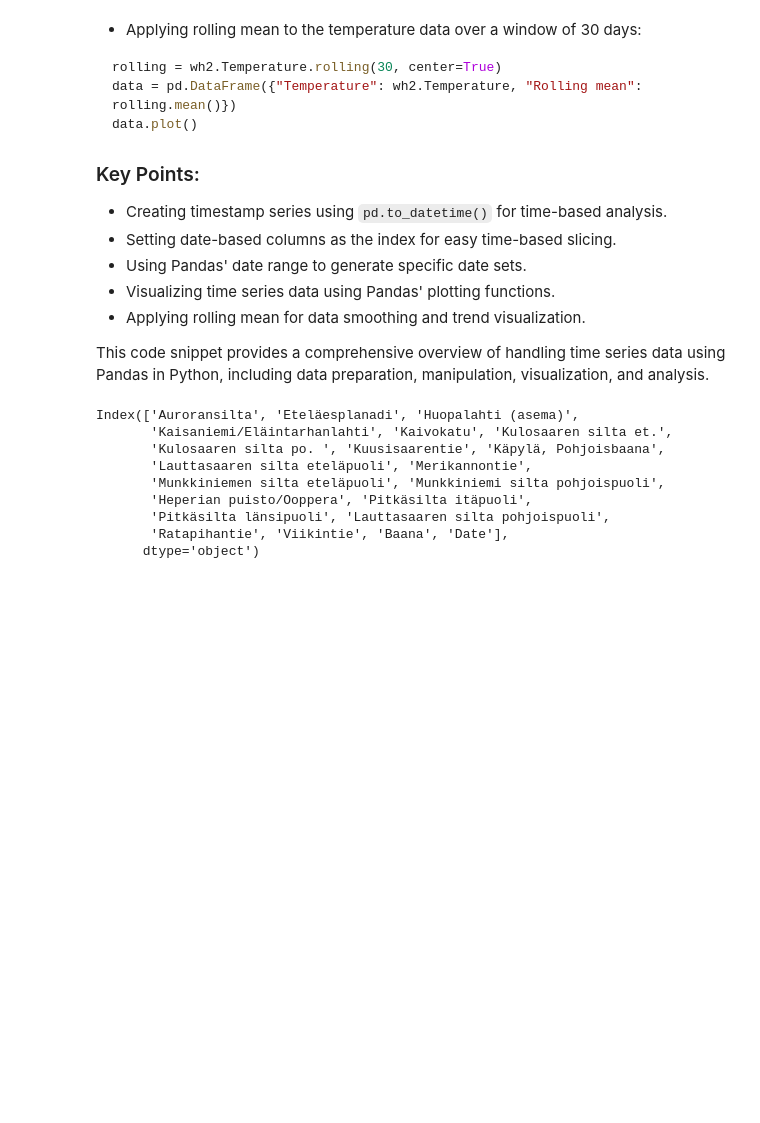
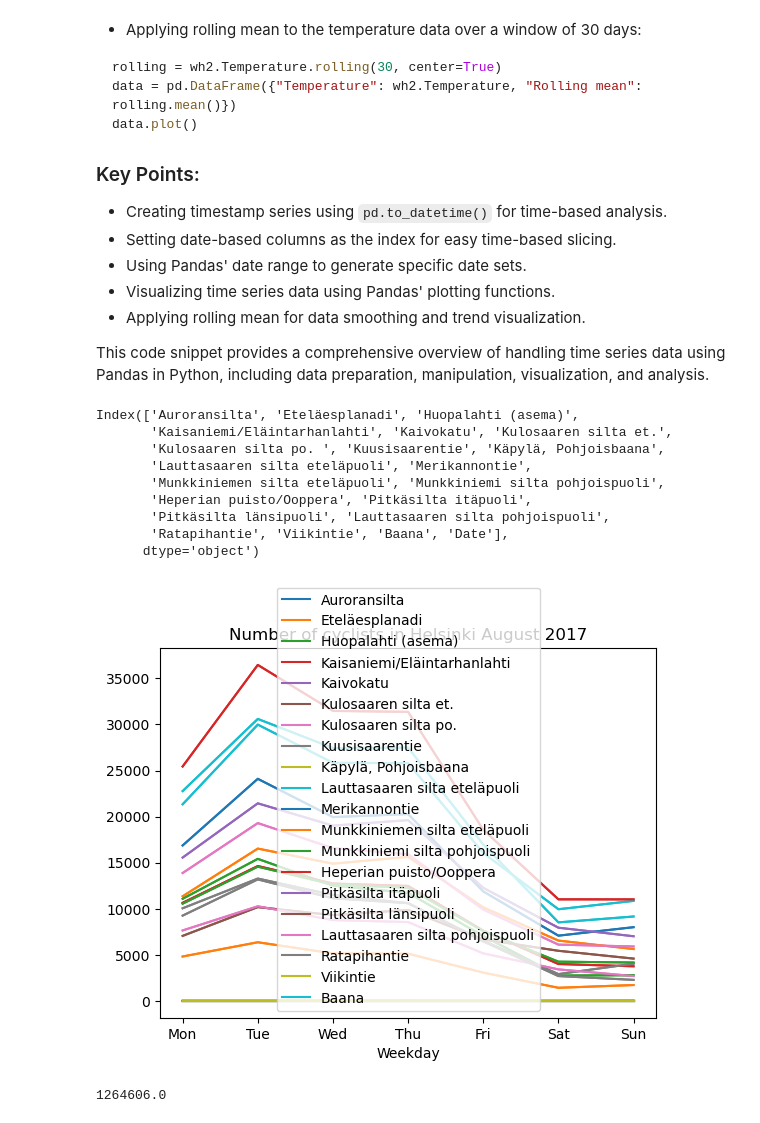
Before and after one commit to Zumh/dataAnalysis2023, a Jupyter notebook: chapter5_pandas_3.ipynb, the cells around one changed output. Cells and saved outputs as stored; diff of their text form; code cells hidden in the pictures; blank space fills up the shorter version.

Commit message:
commute is done

```diff
--- a/chapter5_pandas_3.ipynb
+++ b/chapter5_pandas_3.ipynb
@@ -875,32 +875,88 @@ Index(['Auroransilta', 'Eteläesplanadi', 'Huopalahti (asema)',
 # %%
 """
 Exercise 5.9 (commute)
 In function commute do the following:
 
 Use the function bicycle_timeseries to get the bicycle data.
 Restrict to August 2017, group by the weekday, aggregate by summing.
 Set the Weekday column to numbers from one to seven. Then set the column Weekday as the (row) index.
 Return the resulting DataFrame from the function.
 
 In the main function plot the DataFrame. Xticklabels should be the weekdays.
 Don't forget to call show function!
 
 If you want the xticklabels to be ['Mon', 'Tue', 'Wed', 'Thu', 'Fr', 'Sat', 'Sun']
 instead of numbers (1,..,7), then it may get a bit messy.
 There seems to be a problem with non-numeric x values.
 
 You could try the following after plotting, but you don't have to:
 weekdays="x mon tue wed thu fri sat sun".title().split()
 plt.gca().set_xticklabels(weekdays)
 """
 
 import pandas as pd
 import matplotlib.pyplot as plt
+days = dict(zip("ma ti ke to pe la su".split(), "Mon Tue Wed Thu Fri Sat Sun".split()))
+months = dict(zip("tammi helmi maalis huhti touko kesä heinä elo syys loka marras joulu".split(), range(1,13)))
+def split_date(df):
 
 
+
+    d = df["Päivämäärä"].str.split(expand=True)
+    d.columns = ["Weekday", "Day", "Month", "Year", "Hour"]
+
+    hourmin = d["Hour"].str.split(":", expand=True)
+    d["Hour"] = hourmin.iloc[:,0]
+
+    d["Weekday"] = d["Weekday"].map(days)
+    d["Month"] = d["Month"].map(months)
+
+
+    d = d.astype({"Weekday": object, "Day": int, "Month": int, "Year": int, "Hour": int})
+
+
+
+
+    return d
+
+def bicycle_timeseries():
+    df = pd.read_csv("part05-e09_commute/src/Helsingin_pyorailijamaarat.csv", sep=";")
+    df = df.dropna(axis=0, how="all").dropna(axis=1, how="all")
+    d = split_date(df)
+
+    ## no need to concatenate, it completely ignore weekday column here
+    df["Date"] = pd.to_datetime(d[["Year", "Month", "Day", "Hour"]])
+    # it drop the Päivämäärä column and set index date
+    df = df.drop("Päivämäärä", axis=1)
+    df = df.set_index("Date")
+    return df
+
 def commute():
-    return None
+    time_series = bicycle_timeseries()
+
+    # REstrict to August 2017, group by the weekday, aggregate by summing.
+    time_series = time_series['2017-8-1':'2017-8-31']
+
+    restrict_date = time_series.groupby(time_series.index.weekday).sum()
+    # Set the Weekday column to numbers from one to seven. Then set the column Weekday as the (row) index.
+    restrict_date['Weekday'] = range(1, 8)
+    #print(restrict_date.index.weekday)
+    restrict_date = restrict_date.set_index('Weekday')
+    return (restrict_date)
+
+
 
 def main():
-    commute()
+    df = commute()
+    pd.set_option("display.max_rows", None)
+    df.plot(title="Number of cyclists in Helsinki August 2017")
+    weekdays="x mon tue wed thu fri sat sun".title().split()
+    plt.plot(df)
+    plt.gca().set_xticklabels(weekdays)
+
+    plt.show()
+    print(df.values.sum())
 main()
+# %% [output]
+[figure, added]
+1264606.0
```
Also changed, not shown: 1 other file.
